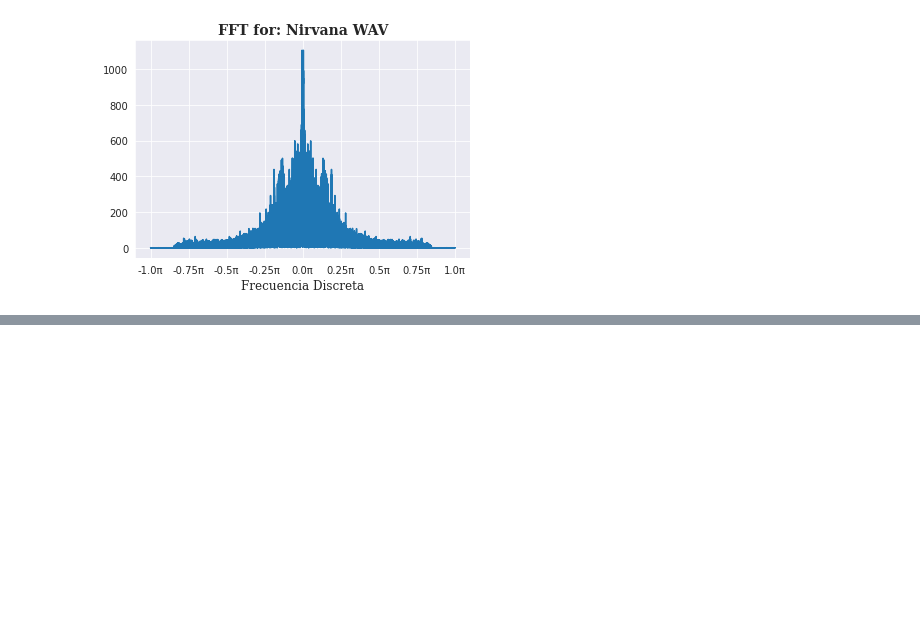
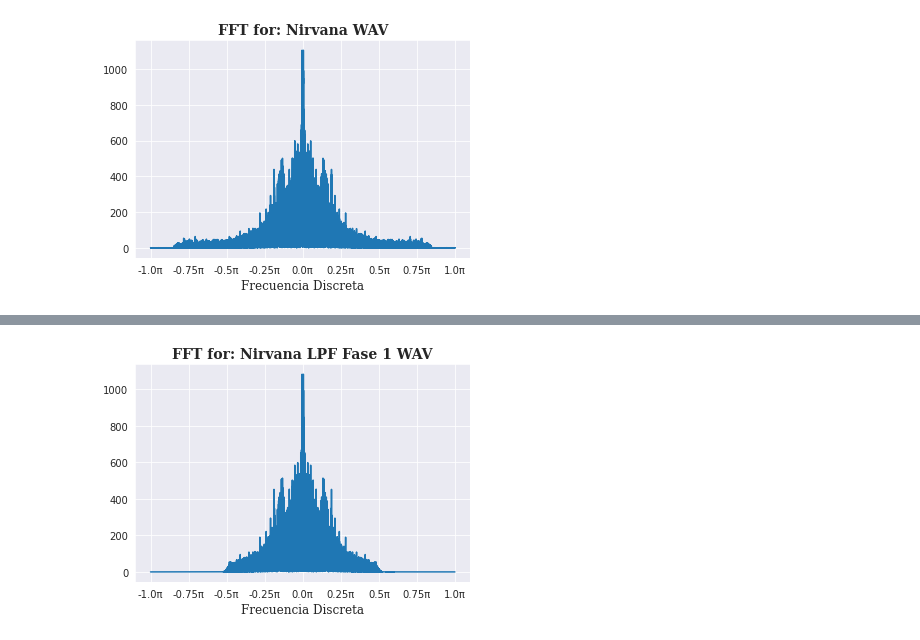
Before and after one commit to capajaro/DSP_Project, a Jupyter notebook: Proyecto_Final_DSP_UN.ipynb, the cells around one changed output, grey strips where cells are left out. Saved outputs shown, nothing was run; the diff lists cells and outputs as text; code cells hidden in the pictures; blank space fills up the shorter version.

```diff
--- a/Proyecto_Final_DSP_UN.ipynb
+++ b/Proyecto_Final_DSP_UN.ipynb
@@ -216,0 +231,5 @@ Subtype: PCM_16
+# %%
+[Nirvana_w_LP_Fase1, Nirvana_Filt_LP_Fase1, Nirvana_SP_LP_Fase1] = Filtro_LP(Nirvana)
+FoureirPlots(Nirvana_Filt_LP_Fase1, samplerate_Nirvana, 'Nirvana LPF Fase 1')
+# %% [output]
+[figure, added]
```
Also changed, not shown: parts of 15 cells of this notebook.
